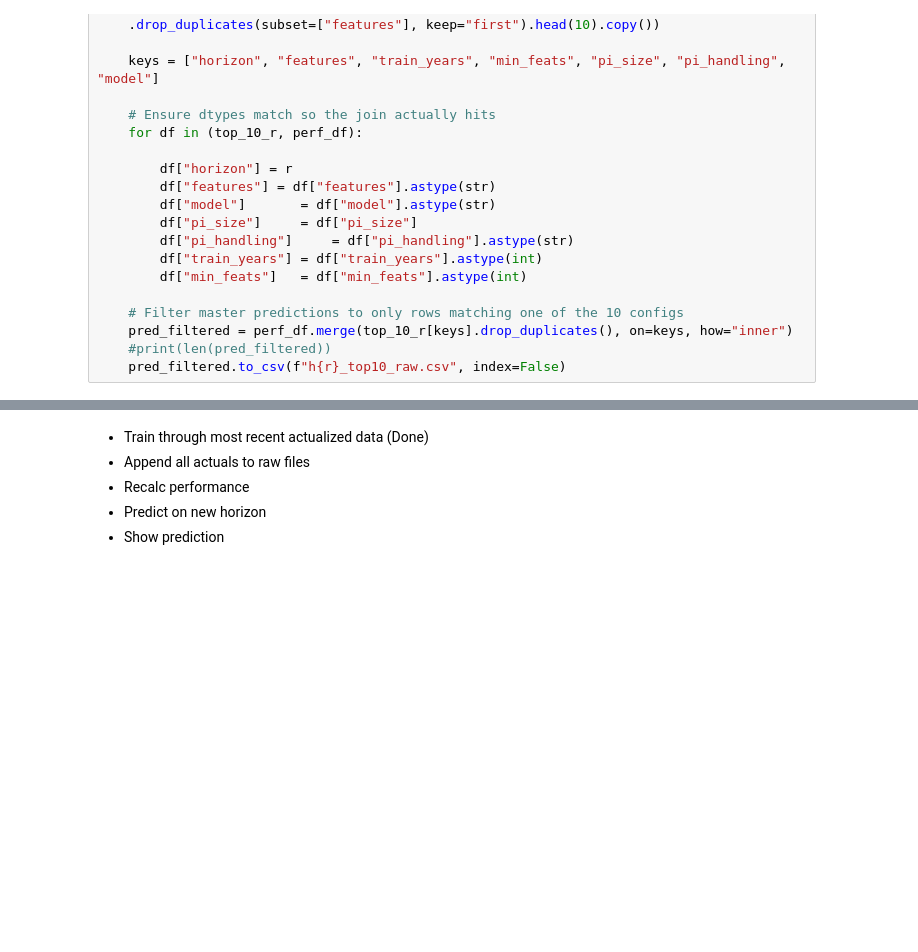
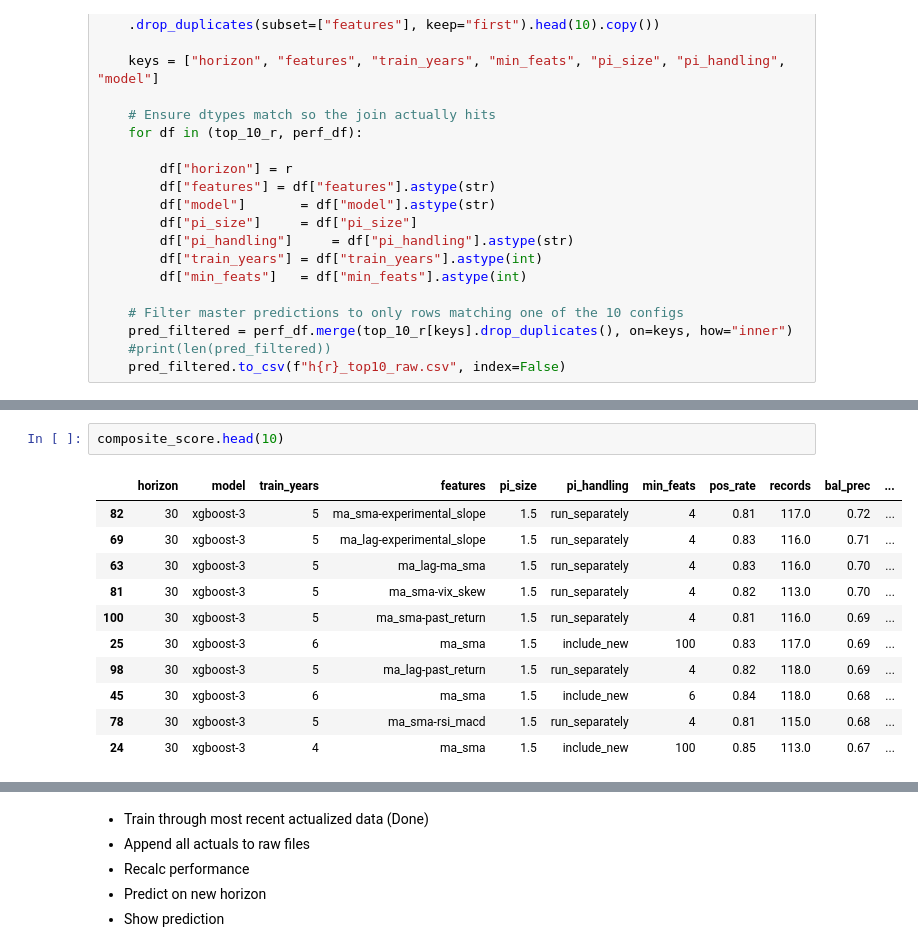
Before and after one commit to bchase17/Stocks, a Jupyter notebook: deployment.ipynb, the cells around one changed output, grey strips where cells are left out. Cells and saved outputs as stored; diff of their text form; blank space fills up the shorter version.

Commit message:
mostly improved feature combo handling

```diff
--- a/deployment.ipynb
+++ b/deployment.ipynb
@@ -129 +184,15 @@ array(['ma_num', 'rsi_macd', 'past_return', 'experimental_slope',
+# %%
+composite_score.head(10)
+# %% [output]
+|  | horizon | model | train_years | features | pi_size | pi_handling | min_feats | pos_rate | records | bal_prec | ... |
+| 82 | 30 | xgboost-3 | 5 | ma_sma-experimental_slope | 1.5 | run_separately | 4 | 0.81 | 117.0 | 0.72 | ... |
+| 69 | 30 | xgboost-3 | 5 | ma_lag-experimental_slope | 1.5 | run_separately | 4 | 0.83 | 116.0 | 0.71 | ... |
+| 63 | 30 | xgboost-3 | 5 | ma_lag-ma_sma | 1.5 | run_separately | 4 | 0.83 | 116.0 | 0.70 | ... |
+| 81 | 30 | xgboost-3 | 5 | ma_sma-vix_skew | 1.5 | run_separately | 4 | 0.82 | 113.0 | 0.70 | ... |
+| 100 | 30 | xgboost-3 | 5 | ma_sma-past_return | 1.5 | run_separately | 4 | 0.81 | 116.0 | 0.69 | ... |
+| 25 | 30 | xgboost-3 | 6 | ma_sma | 1.5 | include_new | 100 | 0.83 | 117.0 | 0.69 | ... |
+| 98 | 30 | xgboost-3 | 5 | ma_lag-past_return | 1.5 | run_separately | 4 | 0.82 | 118.0 | 0.69 | ... |
+| 45 | 30 | xgboost-3 | 6 | ma_sma | 1.5 | include_new | 6 | 0.84 | 118.0 | 0.68 | ... |
+| 78 | 30 | xgboost-3 | 5 | ma_sma-rsi_macd | 1.5 | run_separately | 4 | 0.81 | 115.0 | 0.68 | ... |
+| 24 | 30 | xgboost-3 | 4 | ma_sma | 1.5 | include_new | 100 | 0.85 | 113.0 | 0.67 | ... |
 # %%
```
Also changed, not shown: parts of 2 cells of this notebook, 2 other files.
